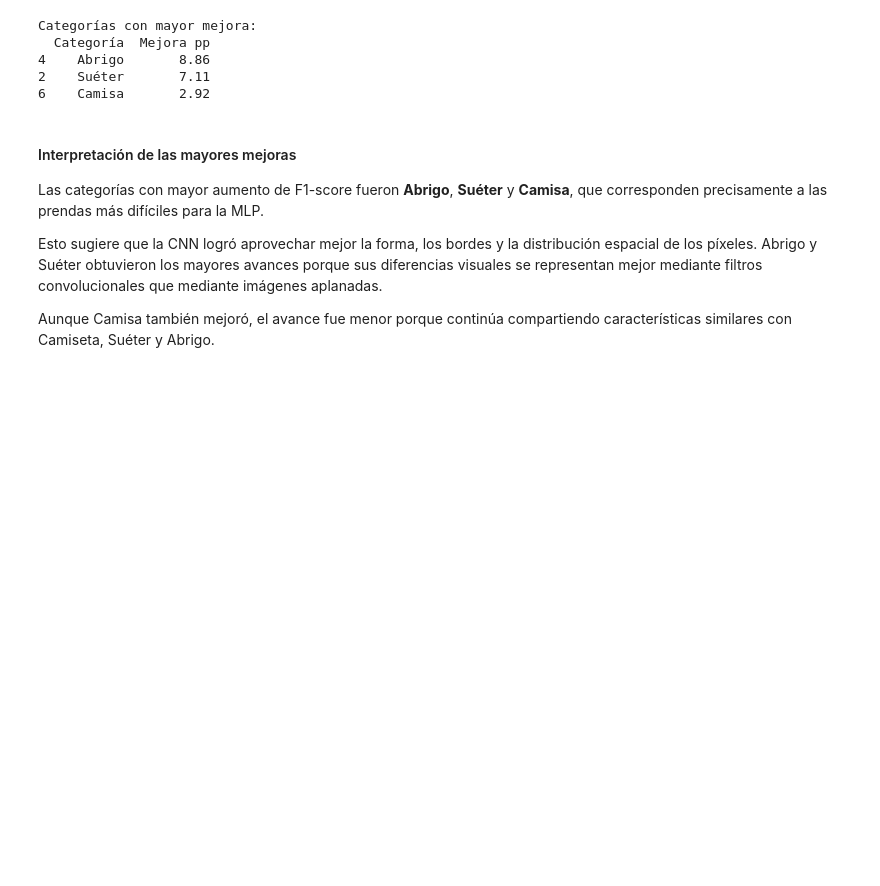
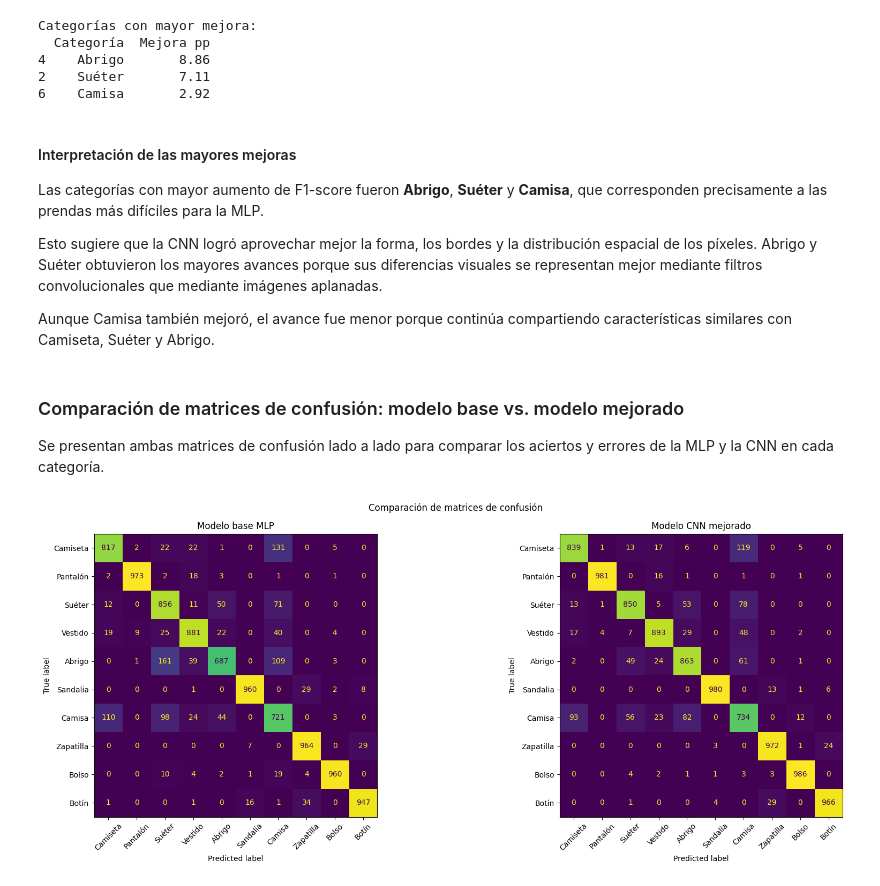
Before and after one commit to Francheskacisterna/Evaluacion_n1, a Jupyter notebook: Examen_Final.ipynb, the cells around one changed output. Saved outputs shown, nothing was run; the diff lists cells and outputs as text; code cells hidden in the pictures; blank space fills up the shorter version.

```diff
--- a/Examen_Final.ipynb
+++ b/Examen_Final.ipynb
@@ -1678,3 +1678,40 @@ Las categorías con mayor aumento de F1-score fueron **Abrigo**, **Suéter** y *
 Esto sugiere que la CNN logró aprovechar mejor la forma, los bordes y la distribución espacial de los píxeles. Abrigo y Suéter obtuvieron los mayores avances porque sus diferencias visuales se representan mejor mediante filtros convolucionales que mediante imágenes aplanadas.
 
 Aunque Camisa también mejoró, el avance fue menor porque continúa compartiendo características similares con Camiseta, Suéter y Abrigo.
+# %% [markdown]
+### Comparación de matrices de confusión: modelo base vs. modelo mejorado
+
+Se presentan ambas matrices de confusión lado a lado para comparar los aciertos y errores de la MLP y la CNN en cada categoría.
+# %%
+# Comparación lado a lado de las matrices de confusión
+fig, axes = plt.subplots(1, 2, figsize=(18, 7))
+
+ConfusionMatrixDisplay(
+    confusion_matrix=matriz_baseline,
+    display_labels=class_names
+).plot(
+    ax=axes[0],
+    values_format="d",
+    xticks_rotation=45,
+    colorbar=False
+)
+
+axes[0].set_title("Modelo base MLP")
+
+ConfusionMatrixDisplay(
+    confusion_matrix=matriz_cnn,
+    display_labels=class_names
+).plot(
+    ax=axes[1],
+    values_format="d",
+    xticks_rotation=45,
+    colorbar=False
+)
+
+axes[1].set_title("Modelo CNN mejorado")
+
+plt.suptitle("Comparación de matrices de confusión")
+plt.tight_layout()
+plt.show()
+# %% [output]
+[figure, added]
```
Also changed, not shown: parts of 5 cells of this notebook.
